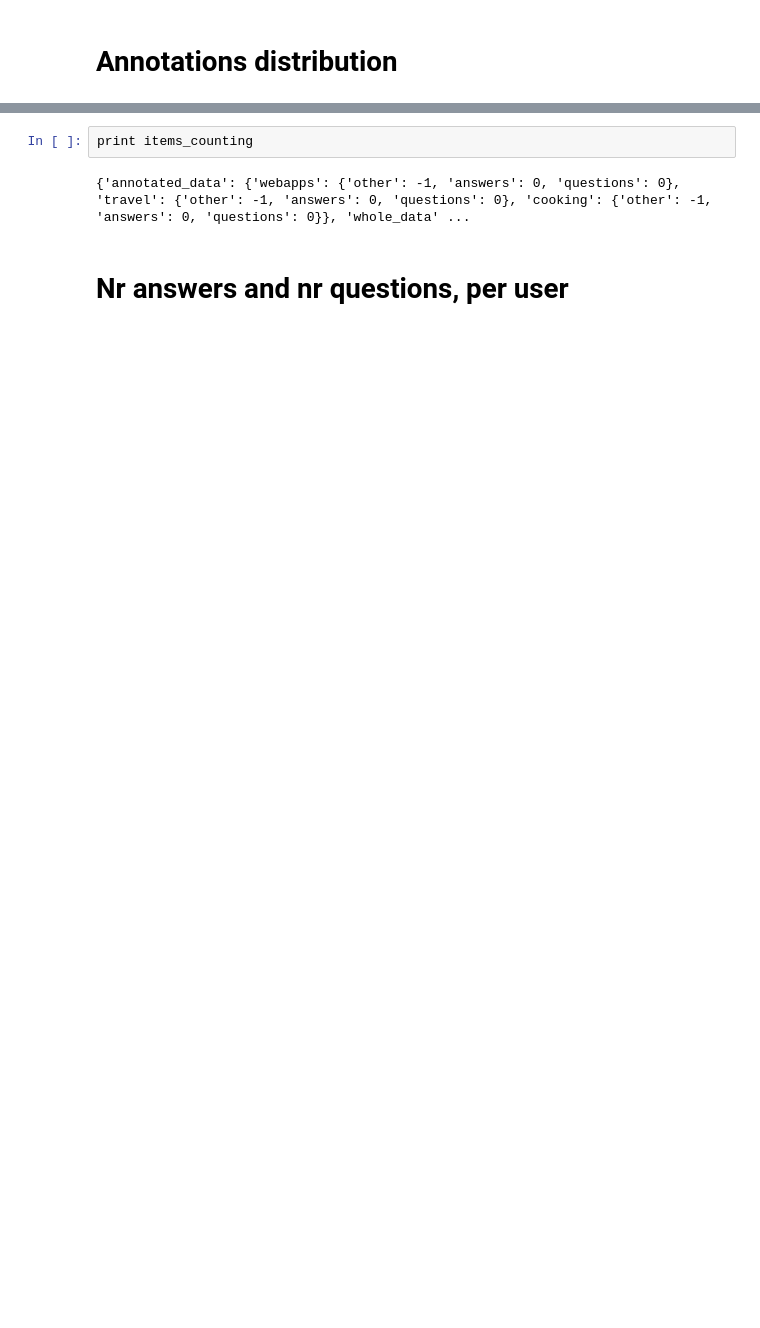
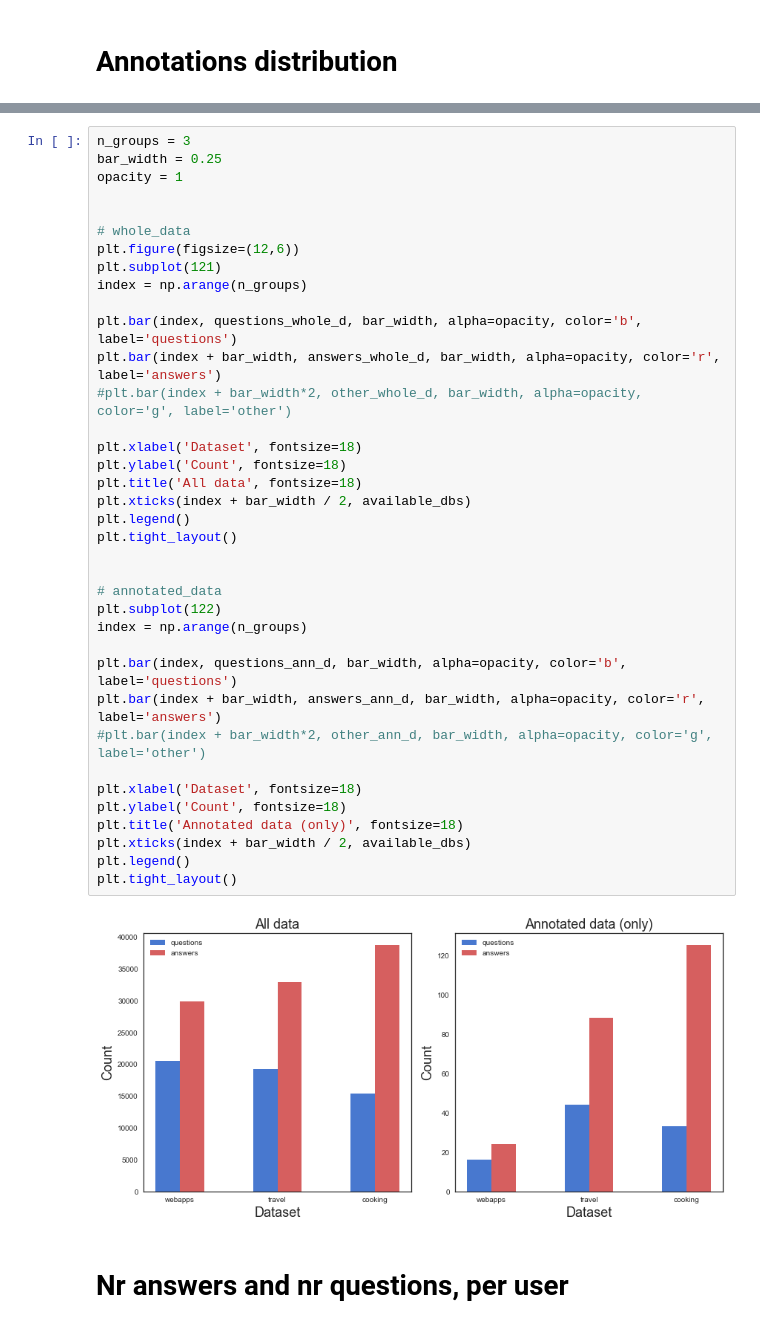
Before and after one commit to enricorotundo/StackexchangeDatadumpQualityAnnotator, a Jupyter notebook: Analysis/pre-analysis.ipynb, the cells around one changed output, grey strips where cells are left out. Saved outputs shown, nothing was run; the diff lists cells and outputs as text; blank space fills up the shorter version.

```diff
--- a/Analysis/pre-analysis.ipynb
+++ b/Analysis/pre-analysis.ipynb
@@ -209,6 +237,41 @@ for db in available_dbs:
-# %%
-print items_counting
-# %% [output]
-{'annotated_data': {'webapps': {'other': -1, 'answers': 0, 'questions': 0}, 'travel': {'other': -1, 'answers': 0, 'questions': 0}, 'cooking': {'other': -1, 'answers': 0, 'questions': 0}}, 'whole_data' ...
+# %%
+n_groups = 3
+bar_width = 0.25
+opacity = 1
+
+
+# whole_data
+plt.figure(figsize=(12,6))
+plt.subplot(121)
+index = np.arange(n_groups)
+
+plt.bar(index, questions_whole_d, bar_width, alpha=opacity, color='b', label='questions')
+plt.bar(index + bar_width, answers_whole_d, bar_width, alpha=opacity, color='r', label='answers')
+#plt.bar(index + bar_width*2, other_whole_d, bar_width, alpha=opacity, color='g', label='other')
+
+plt.xlabel('Dataset', fontsize=18)
+plt.ylabel('Count', fontsize=18)
+plt.title('All data', fontsize=18)
+plt.xticks(index + bar_width / 2, available_dbs)
+plt.legend()
+plt.tight_layout()
+
+
+# annotated_data
+plt.subplot(122)
+index = np.arange(n_groups)
+
+plt.bar(index, questions_ann_d, bar_width, alpha=opacity, color='b', label='questions')
+plt.bar(index + bar_width, answers_ann_d, bar_width, alpha=opacity, color='r', label='answers')
+#plt.bar(index + bar_width*2, other_ann_d, bar_width, alpha=opacity, color='g', label='other')
+
+plt.xlabel('Dataset', fontsize=18)
+plt.ylabel('Count', fontsize=18)
+plt.title('Annotated data (only)', fontsize=18)
+plt.xticks(index + bar_width / 2, available_dbs)
+plt.legend()
+plt.tight_layout()
+# %% [output]
+[figure, added]
 # %% [markdown]
 # Nr answers and nr questions, per user
```
Also changed, not shown: parts of 13 cells of this notebook.
